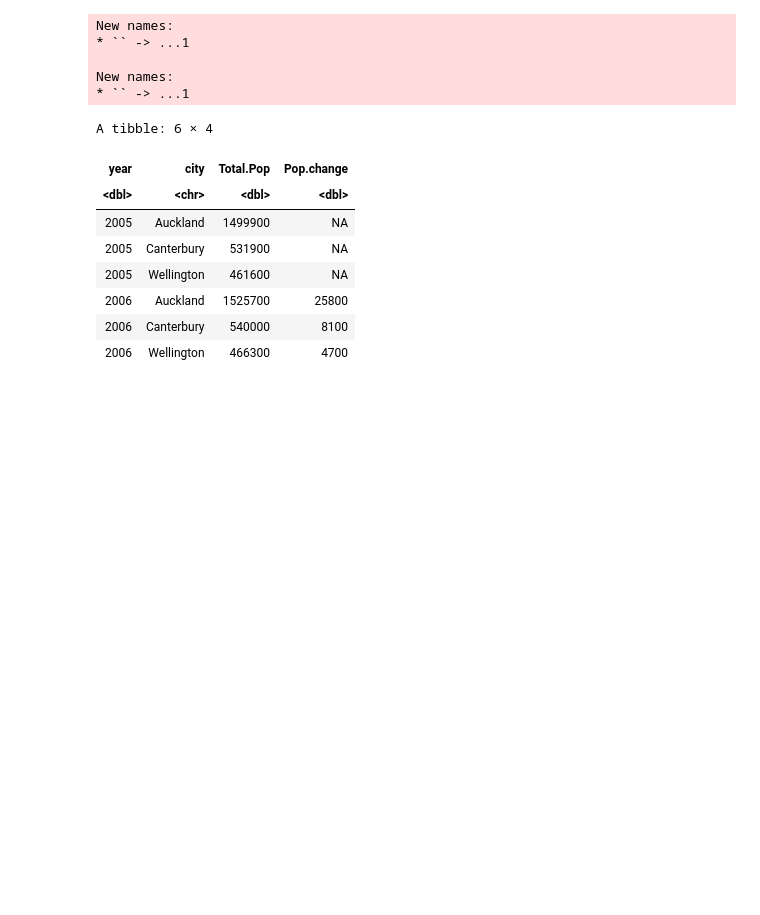
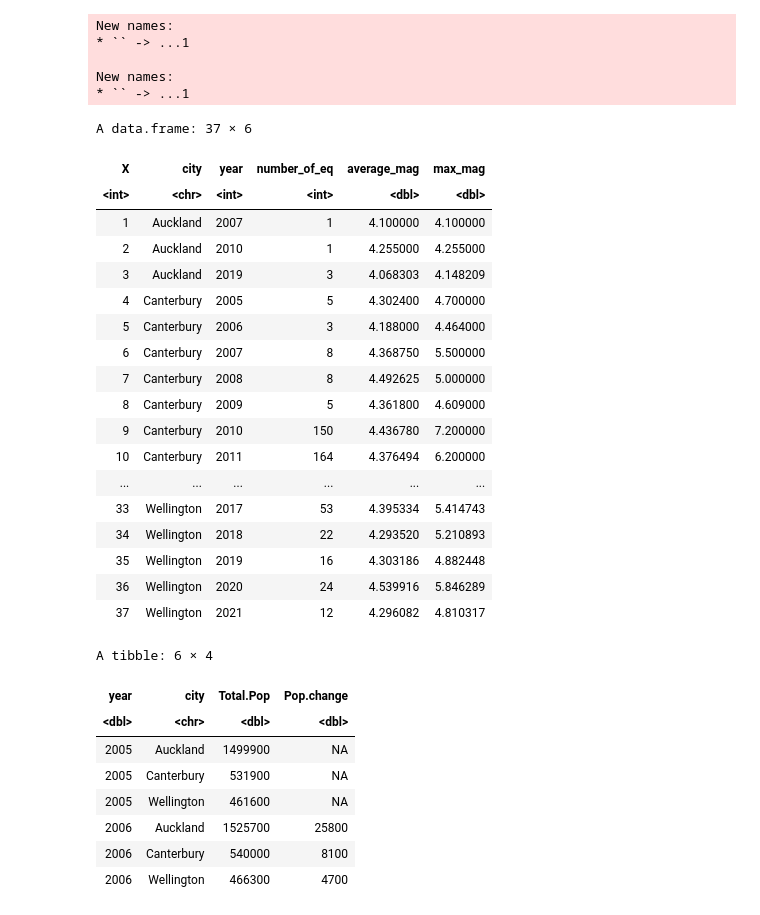
Before and after one commit to adaizh/datamac, a Jupyter notebook: Plotting.ipynb, the cells around one changed output. Cells and saved outputs as stored; diff of their text form; code cells hidden in the pictures; blank space fills up the shorter version.

```diff
--- a/Plotting.ipynb
+++ b/Plotting.ipynb
@@ -30,6 +27,28 @@ New names:
 
 New names:
 * `` -> ...1
+# %%
+eq_summary_df
+# %% [output]
+A data.frame: 37 × 6
+| X | city | year | number_of_eq | average_mag | max_mag |
+| <int> | <chr> | <int> | <int> | <dbl> | <dbl> |
+| 1 | Auckland | 2007 | 1 | 4.100000 | 4.100000 |
+| 2 | Auckland | 2010 | 1 | 4.255000 | 4.255000 |
+| 3 | Auckland | 2019 | 3 | 4.068303 | 4.148209 |
+| 4 | Canterbury | 2005 | 5 | 4.302400 | 4.700000 |
+| 5 | Canterbury | 2006 | 3 | 4.188000 | 4.464000 |
+| 6 | Canterbury | 2007 | 8 | 4.368750 | 5.500000 |
+| 7 | Canterbury | 2008 | 8 | 4.492625 | 5.000000 |
+| 8 | Canterbury | 2009 | 5 | 4.361800 | 4.609000 |
+| 9 | Canterbury | 2010 | 150 | 4.436780 | 7.200000 |
+| 10 | Canterbury | 2011 | 164 | 4.376494 | 6.200000 |
+| ... | ... | ... | ... | ... | ... |
+| 33 | Wellington | 2017 | 53 | 4.395334 | 5.414743 |
+| 34 | Wellington | 2018 | 22 | 4.293520 | 5.210893 |
+| 35 | Wellington | 2019 | 16 | 4.303186 | 4.882448 |
+| 36 | Wellington | 2020 | 24 | 4.539916 | 5.846289 |
+| 37 | Wellington | 2021 | 12 | 4.296082 | 4.810317 |
 # %%
 pop_df %>% head()
 eq_summary_df %>% head()
```
Also changed, not shown: parts of 2 cells of this notebook, 3 other files.
